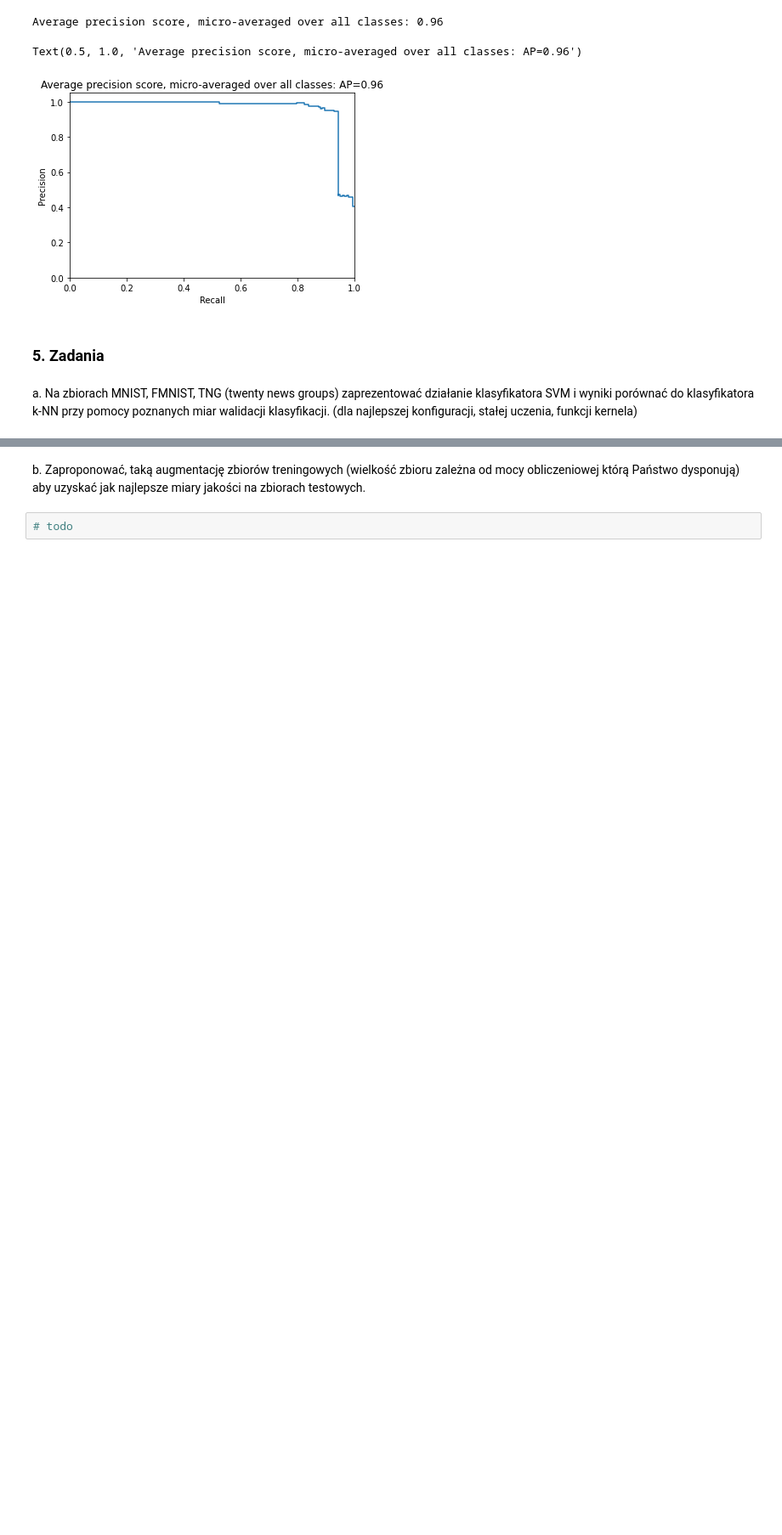
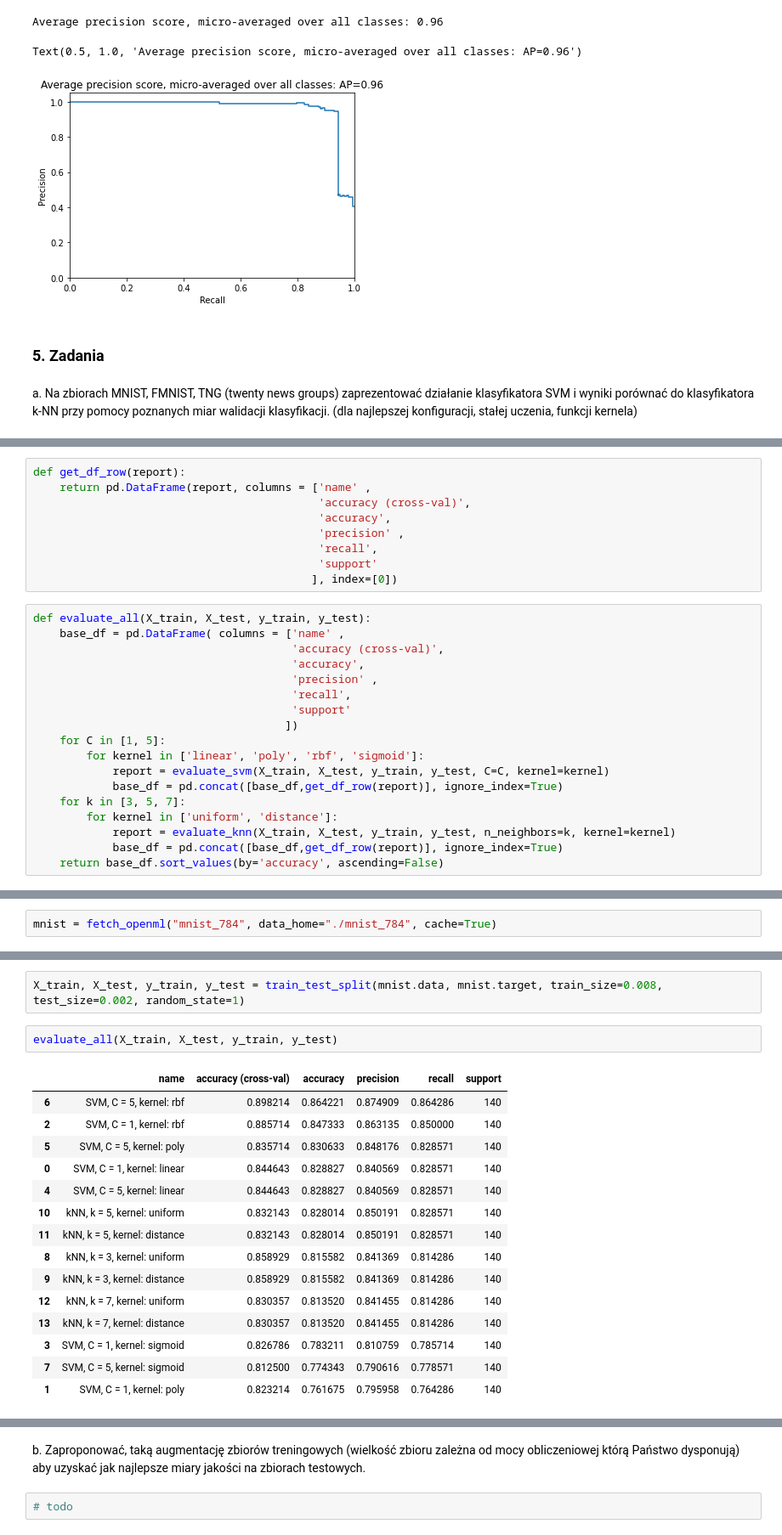
Before and after one commit to filipsl/ml-lab-solutions, a Jupyter notebook: notebook-3/notebook.ipynb, the cells around one changed output, grey strips where cells are left out. Shown at 85% size. Drawn from its saved outputs; the diff is of its cells as text; blank space fills up the shorter version.

```diff
--- a/notebook-3/notebook.ipynb
+++ b/notebook-3/notebook.ipynb
@@ -417,0 +440,27 @@ walidacji klasyfikacji. (dla najlepszej konfiguracji, stałej uczenia, funkcji k
+# %%
+def get_df_row(report):
+    return pd.DataFrame(report, columns = ['name' ,
+                                           'accuracy (cross-val)',
+                                           'accuracy',
+                                           'precision' ,
+                                           'recall',
+                                           'support'
+                                          ], index=[0])
+# %%
+def evaluate_all(X_train, X_test, y_train, y_test):
+    base_df = pd.DataFrame( columns = ['name' ,
+                                       'accuracy (cross-val)',
+                                       'accuracy',
+                                       'precision' ,
+                                       'recall',
+                                       'support'
+                                      ])
+    for C in [1, 5]:
+        for kernel in ['linear', 'poly', 'rbf', 'sigmoid']:
+            report = evaluate_svm(X_train, X_test, y_train, y_test, C=C, kernel=kernel)
+            base_df = pd.concat([base_df,get_df_row(report)], ignore_index=True)
+    for k in [3, 5, 7]:
+        for kernel in ['uniform', 'distance']:
+            report = evaluate_knn(X_train, X_test, y_train, y_test, n_neighbors=k, kernel=kernel)
+            base_df = pd.concat([base_df,get_df_row(report)], ignore_index=True)
+    return base_df.sort_values(by='accuracy', ascending=False)
@@ -417,0 +484,2 @@ walidacji klasyfikacji. (dla najlepszej konfiguracji, stałej uczenia, funkcji k
+# %%
+mnist = fetch_openml("mnist_784", data_home="./mnist_784", cache=True)
@@ -417,0 +502,20 @@ walidacji klasyfikacji. (dla najlepszej konfiguracji, stałej uczenia, funkcji k
+# %%
+X_train, X_test, y_train, y_test = train_test_split(mnist.data, mnist.target, train_size=0.008, test_size=0.002, random_state=1)
+# %%
+evaluate_all(X_train, X_test, y_train, y_test)
+# %% [output]
+|  | name | accuracy (cross-val) | accuracy | precision | recall | support |
+| 6 | SVM, C = 5, kernel: rbf | 0.898214 | 0.864221 | 0.874909 | 0.864286 | 140 |
+| 2 | SVM, C = 1, kernel: rbf | 0.885714 | 0.847333 | 0.863135 | 0.850000 | 140 |
+| 5 | SVM, C = 5, kernel: poly | 0.835714 | 0.830633 | 0.848176 | 0.828571 | 140 |
+| 0 | SVM, C = 1, kernel: linear | 0.844643 | 0.828827 | 0.840569 | 0.828571 | 140 |
+| 4 | SVM, C = 5, kernel: linear | 0.844643 | 0.828827 | 0.840569 | 0.828571 | 140 |
+| 10 | kNN, k = 5, kernel: uniform | 0.832143 | 0.828014 | 0.850191 | 0.828571 | 140 |
+| 11 | kNN, k = 5, kernel: distance | 0.832143 | 0.828014 | 0.850191 | 0.828571 | 140 |
+| 8 | kNN, k = 3, kernel: uniform | 0.858929 | 0.815582 | 0.841369 | 0.814286 | 140 |
+| 9 | kNN, k = 3, kernel: distance | 0.858929 | 0.815582 | 0.841369 | 0.814286 | 140 |
+| 12 | kNN, k = 7, kernel: uniform | 0.830357 | 0.813520 | 0.841455 | 0.814286 | 140 |
+| 13 | kNN, k = 7, kernel: distance | 0.830357 | 0.813520 | 0.841455 | 0.814286 | 140 |
+| 3 | SVM, C = 1, kernel: sigmoid | 0.826786 | 0.783211 | 0.810759 | 0.785714 | 140 |
+| 7 | SVM, C = 5, kernel: sigmoid | 0.812500 | 0.774343 | 0.790616 | 0.778571 | 140 |
+| 1 | SVM, C = 1, kernel: poly | 0.823214 | 0.761675 | 0.795958 | 0.764286 | 140 |
```
Also changed, not shown: parts of 25 cells of this notebook.
